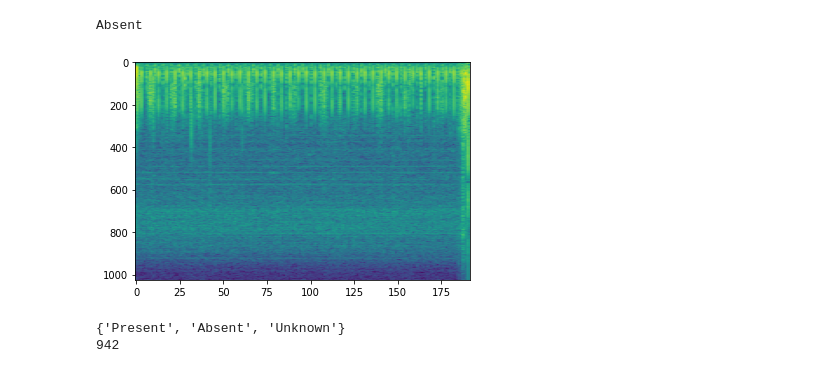
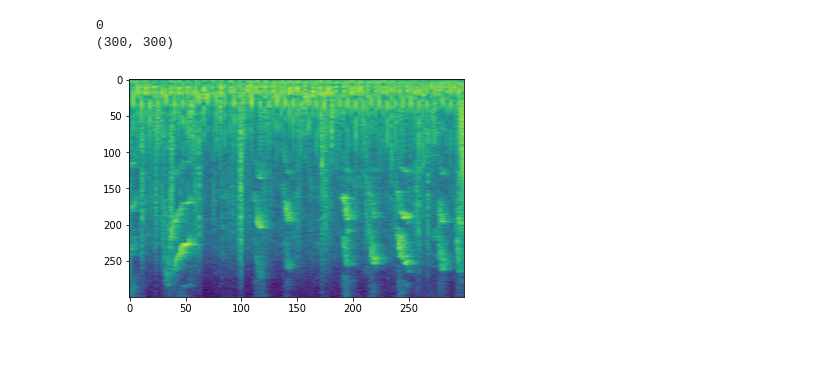
Before and after one commit to tiaan-b/GBM-Challenge-2022, a Jupyter notebook: src/test_model.ipynb, the cells around one changed output. Drawn from its saved outputs; the diff is of its cells as text; code cells hidden in the pictures.

```diff
--- a/src/test_model.ipynb
+++ b/src/test_model.ipynb
@@ -54,0 +39,19 @@ Total audio files: 3163
+# %%
+import tensorflow as tf
+import skimage.transform as st
+import numpy as np
+import tqdm
+import matplotlib.pyplot as plt
+
+progress_bar = tqdm.tqdm(total=len(training_data))
+progress_bar.set_description('Spectrograms Processed')
+progress_bar.n = 0
+progress_bar.refresh()
+
+# loop through the specrograms and resize them to 300x300
+for i in range(len(training_data)):
+    training_data[i] = st.resize(training_data[i], (300, 300))
+    progress_bar.update(1)
+
+
+plt.imshow(training_data[0], aspect='auto')
@@ -55,31 +61,14 @@ Total audio files: 3163
 # %%
 import matplotlib.pyplot as plt
 import random
 
-random_index = random.randint(0, len(spectrograms))
+random_index = random.randint(0, len(training_data))
 
 # display a random spectrogram
-plt.imshow(spectrograms[random_index], aspect='auto')
-print(murmur[random_index])
+plt.imshow(training_data[random_index], aspect='auto')
+print(training_labels[random_index])
+print(training_data[random_index].shape)
 # %% [output]
-Absent
+0
+(300, 300)
-[figure, old version]
+[figure, new version]
-# %%
-murmur_encoded = []
-print(set(murmur))
-
-# loop through the set of murmurs and encode them as floats, Absent = 0, Unknown = 0.5, Present = 1
-for murm in murmur:
-    if murm == 'Absent':
-        murmur_encoded.append(0)
-    elif murm == 'Unknown':
-        murmur_encoded.append(0.5)
-    elif murm == 'Present':
-        murmur_encoded.append(1)
-    else:
-        print("Error: Unknown murmur type")
-
-print(len(murmur_encoded))
-# %% [output]
-{'Present', 'Absent', 'Unknown'}
-942
```
Also changed, not shown: parts of 24 cells of this notebook, 11 other files.
